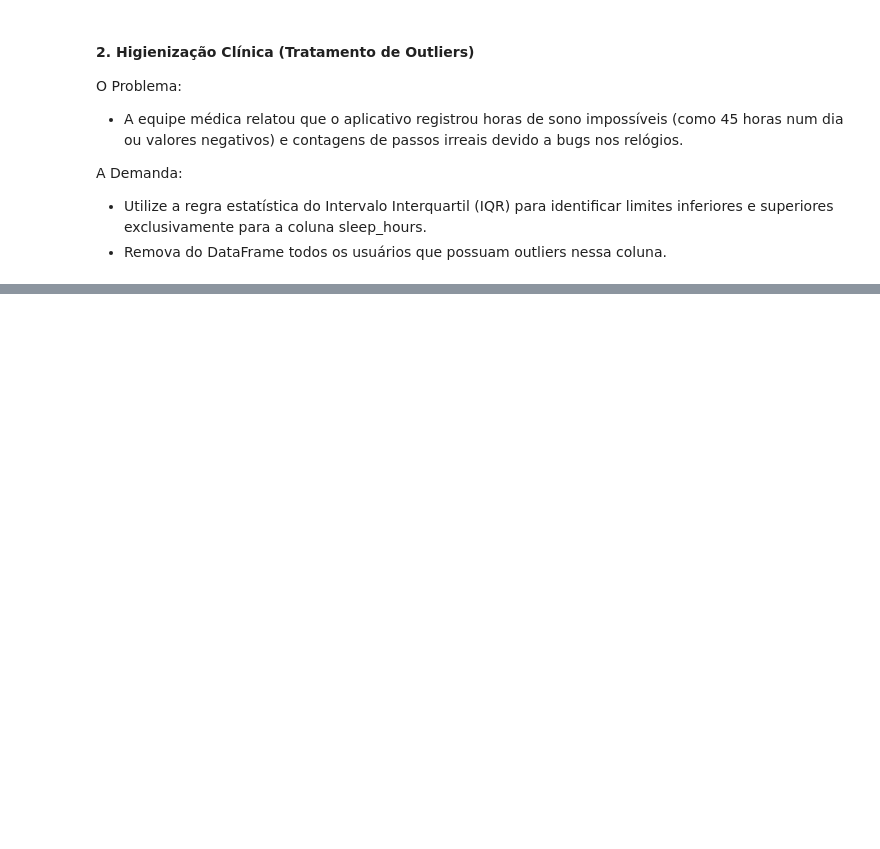
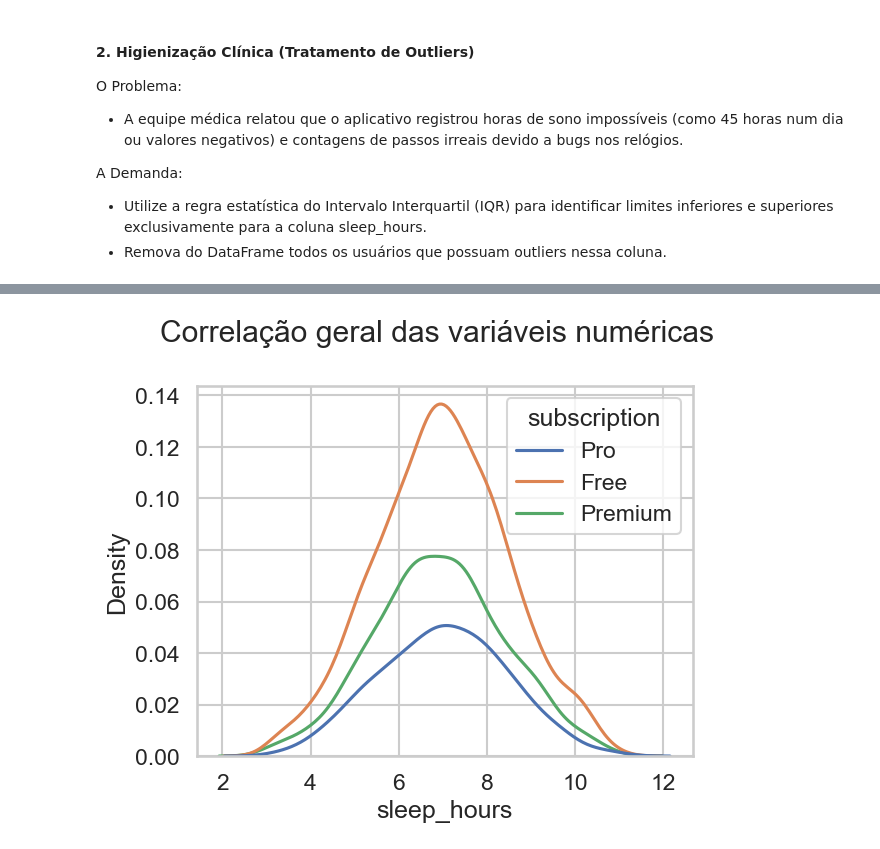
Before and after one commit to LeandroLDA/Data-Science-Exercises, a Jupyter notebook: FitTrack_EDA/fittrack_analise.ipynb, the cells around one changed output, grey strips where cells are left out. Drawn from its saved outputs; the diff is of its cells as text; code cells hidden in the pictures; blank space fills up the shorter version.

```diff
--- a/FitTrack_EDA/fittrack_analise.ipynb
+++ b/FitTrack_EDA/fittrack_analise.ipynb
@@ -169,0 +270,6 @@ A Demanda:
+# %%
+g = sns.kdeplot(df_fit, x = "sleep_hours", hue = "subscription")
+g.figure.suptitle("Correlação geral das variáveis numéricas",y = 1.02)
+plt.show()
+# %% [output]
+[figure, added]
```
Also changed, not shown: parts of 16 cells of this notebook.
